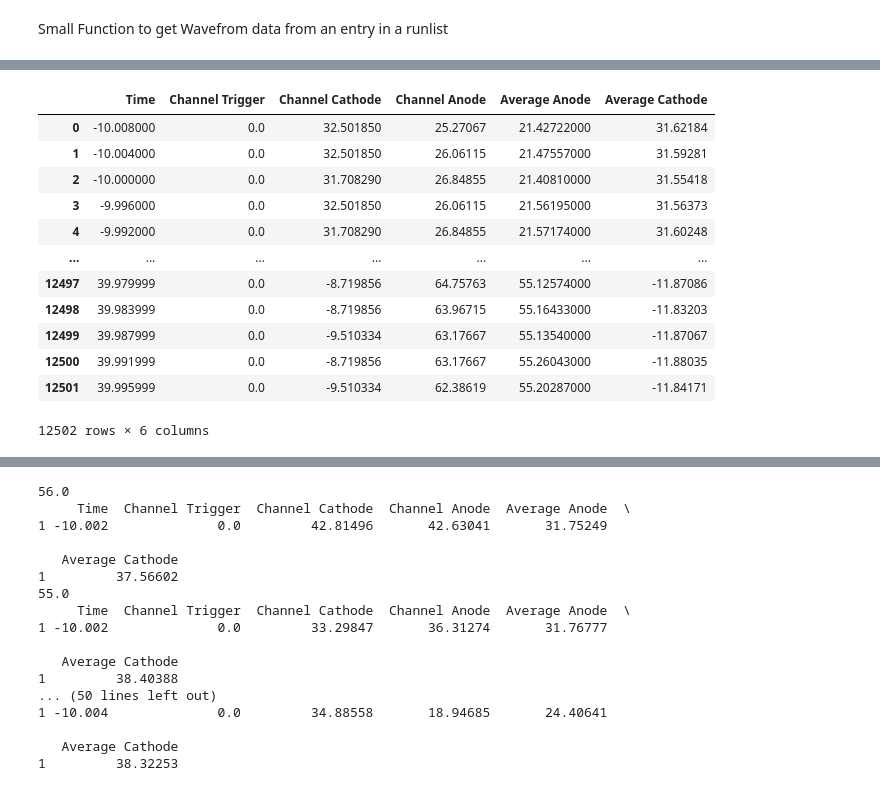
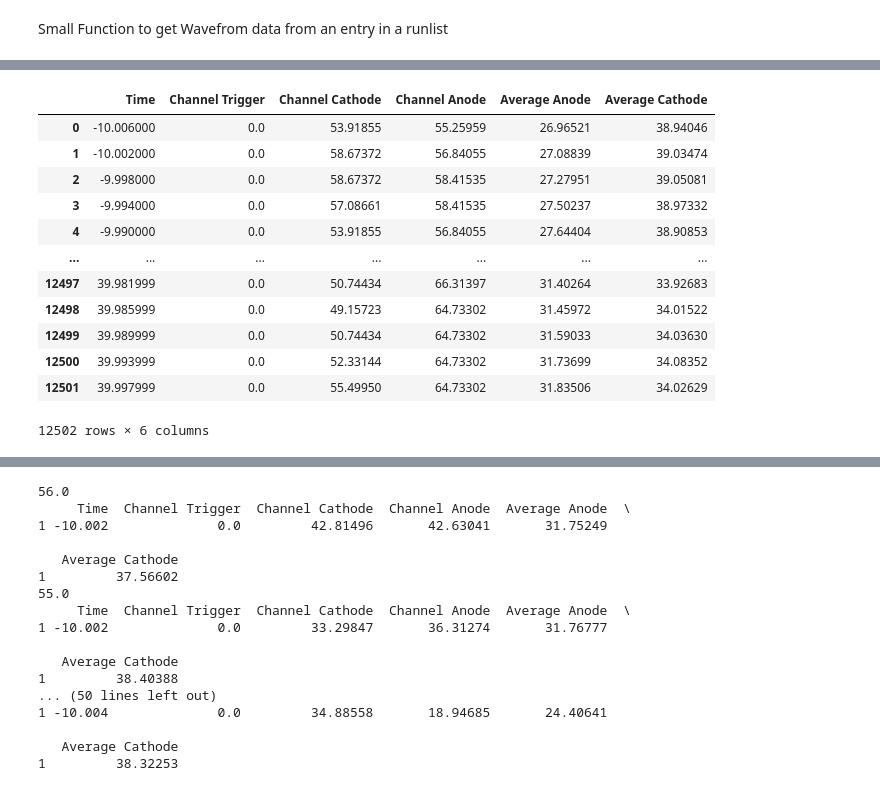
Before and after one commit to jbane11/nexo, a Jupyter notebook: Lab028/osci/osci_analysis.v3.ipynb, the cells around one changed output, grey strips where cells are left out. Saved outputs shown, nothing was run; the diff lists cells and outputs as text; code cells hidden in the pictures.

```diff
--- a/Lab028/osci/osci_analysis.v3.ipynb
+++ b/Lab028/osci/osci_analysis.v3.ipynb
@@ -105,16 +110,16 @@ NameError: name 'Runlist_q' is not defined
-# %%
-GetWaveform(Runlist.iloc[100])
-# %% [output]
-|  | Time | Channel Trigger | Channel Cathode | Channel Anode | Average Anode | Average Cathode |
-| 0 | -10.008000 | 0.0 | 32.501850 | 25.27067 | 21.42722000 | 31.62184 |
-| 1 | -10.004000 | 0.0 | 32.501850 | 26.06115 | 21.47557000 | 31.59281 |
-| 2 | -10.000000 | 0.0 | 31.708290 | 26.84855 | 21.40810000 | 31.55418 |
-| 3 | -9.996000 | 0.0 | 32.501850 | 26.06115 | 21.56195000 | 31.56373 |
-| 4 | -9.992000 | 0.0 | 31.708290 | 26.84855 | 21.57174000 | 31.60248 |
-| ... | ... | ... | ... | ... | ... | ... |
-| 12497 | 39.979999 | 0.0 | -8.719856 | 64.75763 | 55.12574000 | -11.87086 |
-| 12498 | 39.983999 | 0.0 | -8.719856 | 63.96715 | 55.16433000 | -11.83203 |
-| 12499 | 39.987999 | 0.0 | -9.510334 | 63.17667 | 55.13540000 | -11.87067 |
-| 12500 | 39.991999 | 0.0 | -8.719856 | 63.17667 | 55.26043000 | -11.88035 |
-| 12501 | 39.995999 | 0.0 | -9.510334 | 62.38619 | 55.20287000 | -11.84171 |
-12502 rows × 6 columns
+# %%
+GetWaveform(47)
+# %% [output]
+|  | Time | Channel Trigger | Channel Cathode | Channel Anode | Average Anode | Average Cathode |
+| 0 | -10.006000 | 0.0 | 53.91855 | 55.25959 | 26.96521 | 38.94046 |
+| 1 | -10.002000 | 0.0 | 58.67372 | 56.84055 | 27.08839 | 39.03474 |
+| 2 | -9.998000 | 0.0 | 58.67372 | 58.41535 | 27.27951 | 39.05081 |
+| 3 | -9.994000 | 0.0 | 57.08661 | 58.41535 | 27.50237 | 38.97332 |
+| 4 | -9.990000 | 0.0 | 53.91855 | 56.84055 | 27.64404 | 38.90853 |
+| ... | ... | ... | ... | ... | ... | ... |
+| 12497 | 39.981999 | 0.0 | 50.74434 | 66.31397 | 31.40264 | 33.92683 |
+| 12498 | 39.985999 | 0.0 | 49.15723 | 64.73302 | 31.45972 | 34.01522 |
+| 12499 | 39.989999 | 0.0 | 50.74434 | 64.73302 | 31.59033 | 34.03630 |
+| 12500 | 39.993999 | 0.0 | 52.33144 | 64.73302 | 31.73699 | 34.08352 |
+| 12501 | 39.997999 | 0.0 | 55.49950 | 64.73302 | 31.83506 | 34.02629 |
+12502 rows × 6 columns
```
Also changed, not shown: parts of 10 cells of this notebook, 1 other file.
